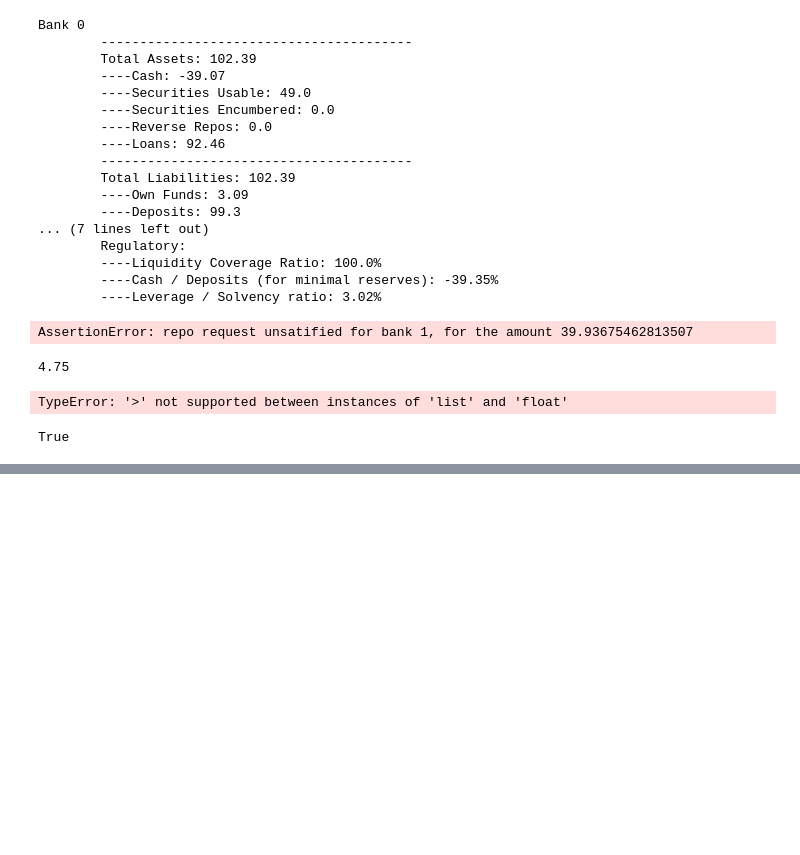
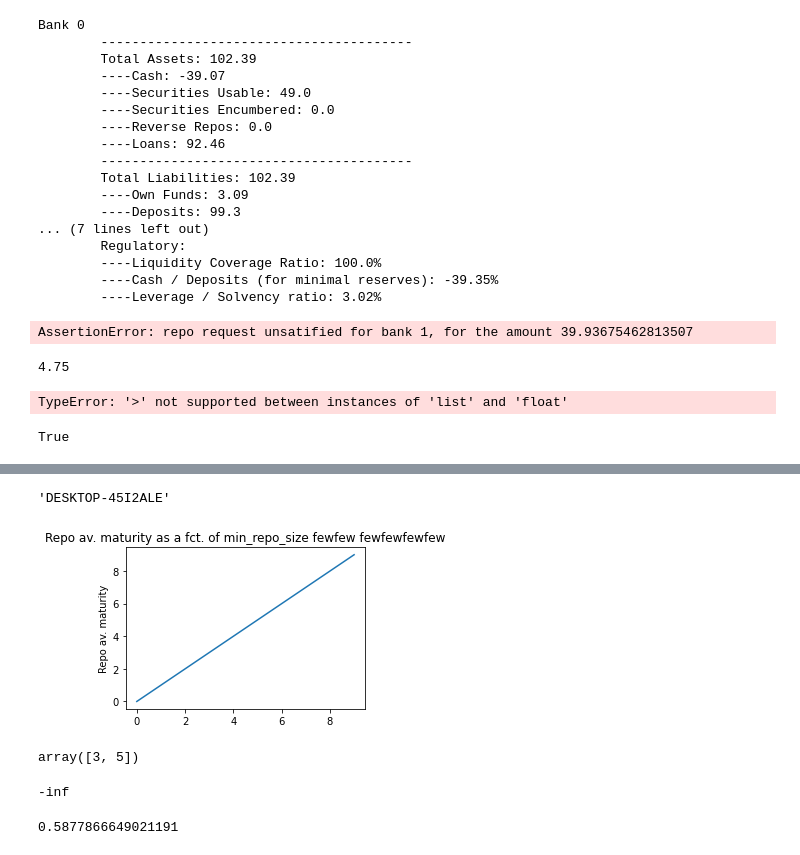
Before and after one commit to Victor-Le-Coz/secured_interbank_network_public, a Jupyter notebook: tests.ipynb, the cells around one changed output, grey strips where cells are left out. Drawn from its saved outputs; the diff is of its cells as text; code cells hidden in the pictures; blank space fills up the shorter version.

```diff
--- a/tests.ipynb
+++ b/tests.ipynb
@@ -323,0 +367,17 @@ True
+# %%
+import socket
+socket.gethostname()
+# %% [output]
+'DESKTOP-45I2ALE'
+# %%
+from matplotlib import pyplot as plt
+
+fig = plt.figure(figsize=(4,3))
+plt.ylabel("Repo av. maturity")
+plt.plot(range(10))
+plt.title("Repo av. maturity as a fct. of min_repo_size fewfew fewfewfewfew")
+# plt.gca().set_title("Repo av. maturity as a fct. of min_tr_size", x=0)
+fig.tight_layout()
+plt.savefig("./results/dingo_test.pdf", bbox_inches='tight')
+# %% [output]
+[figure, added]
@@ -323,0 +386,13 @@ True
+# %%
+import numpy as np
+np.abs(a)
+# %% [output]
+array([3, 5])
+# %%
+np.log(0)
+# %% [output]
+-inf
+# %%
+np.log(1.8)
+# %% [output]
+0.5877866649021191
```
Also changed, not shown: parts of 11 cells of this notebook, 4 other files.
